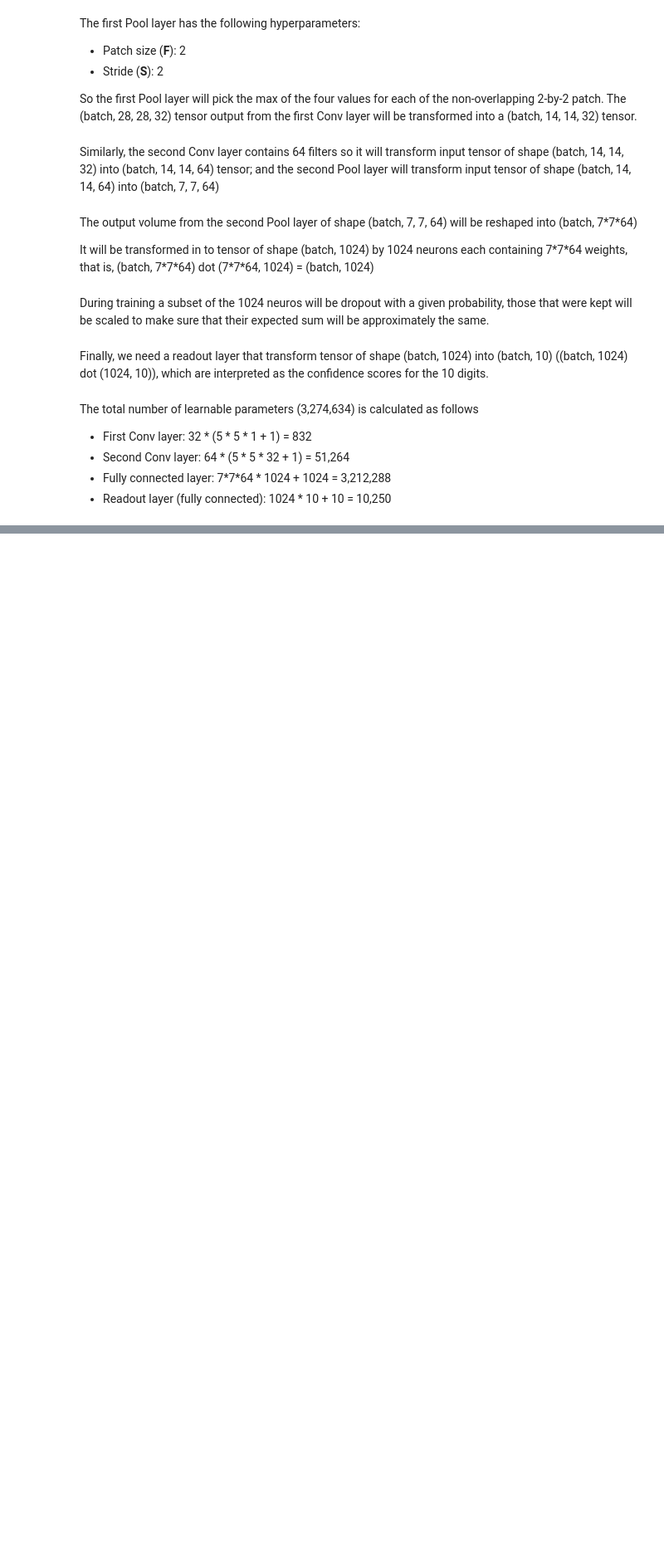
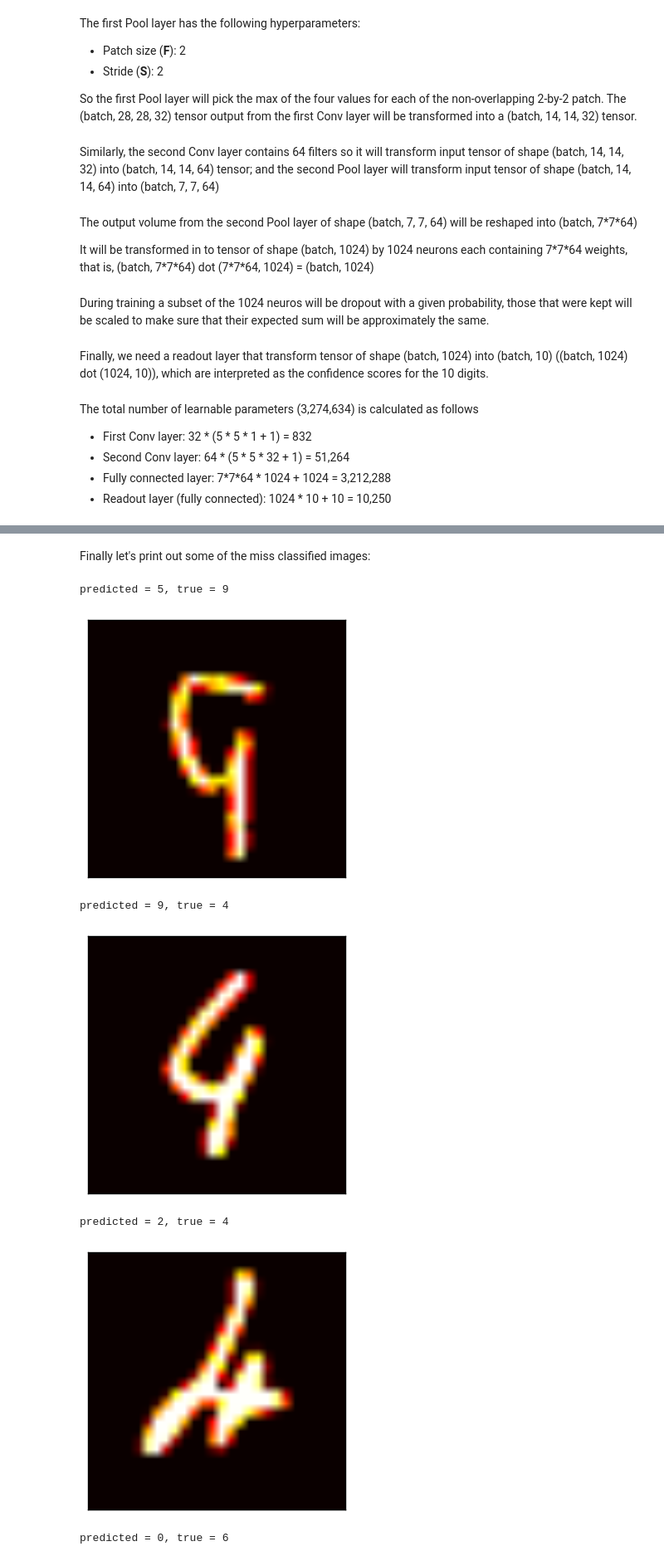
Before and after one commit to chao-ji/tensorflow, a Jupyter notebook: Simple ConvNet on MNIST dataset.ipynb, the cells around one changed output, grey strips where cells are left out. Shown at 83% size. Drawn from its saved outputs; the diff is of its cells as text; code cells hidden in the pictures; blank space fills up the shorter version.

```diff
--- a/Simple ConvNet on MNIST dataset.ipynb
+++ b/Simple ConvNet on MNIST dataset.ipynb
@@ -145,8 +151 @@ step 16000, training accuracy 1
 step 18000, training accuracy 1
-# %%
-step = 1000
-result = []
-for i in range(0, 10000, 1000):
-    result.append(accuracy.eval(feed_dict={x: mnist.test.images[i:i+step],
-                                           y_: mnist.test.labels[i:i+step],
-                                           keep_prob: 1.0}))
@@ -159,2 +152,16 @@ accuracy = 0.9922
+# %%
+step_size = 1000
+y_pred = []
+for i in range(0, 10000, step_size):
+    batch = y_conv.eval(feed_dict={x: mnist.test.images[i : i + step_size], keep_prob: 1.0})
+    batch = np.apply_along_axis(np.argmax, 1, batch)
+    y_pred.extend(batch)
+
+y_true = np.apply_along_axis(np.argmax, 1, mnist.test.labels)
+
+y_pred = np.array(y_pred)
+y_true = np.array(y_true)
+
+miss_class = np.where(y_pred != y_true)[0]
 # %%
 sess.close()
@@ -160,0 +172,19 @@ sess.close()
+# %% [markdown]
+Finally let's print out some of the miss classified images:
+# %%
+import matplotlib.pyplot as plt
+
+for i in miss_class[:5]:
+    print "predicted = %d, true = %d" % (y_pred[i], y_true[i])
+    plt.imshow(mnist.test.images[i].reshape((28, 28)), cmap="hot")
+    plt.xticks([])
+    plt.yticks([])
+    plt.show()
+# %% [output]
+predicted = 5, true = 9
+[figure, added]
+predicted = 9, true = 4
+[figure, added]
+predicted = 2, true = 4
+[figure, added]
+predicted = 0, true = 6
```
Also changed, not shown: parts of 7 cells of this notebook.
